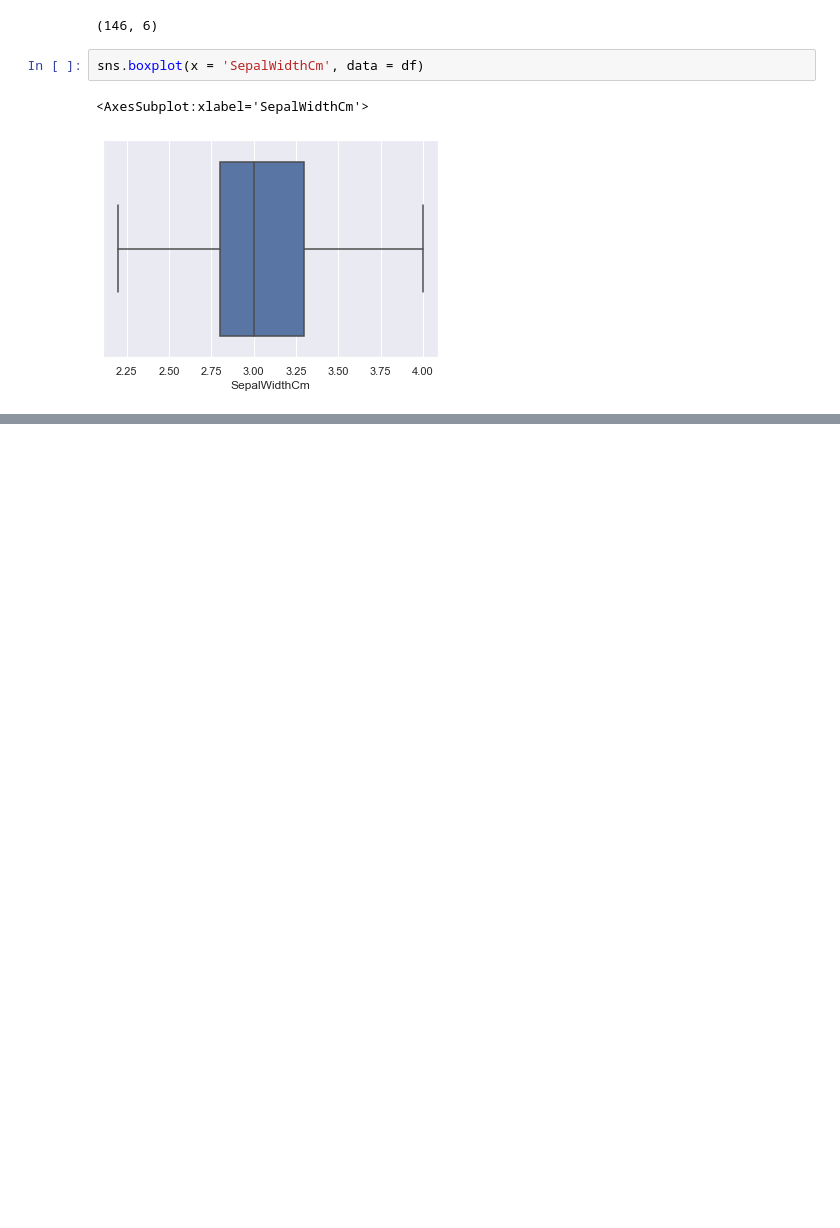
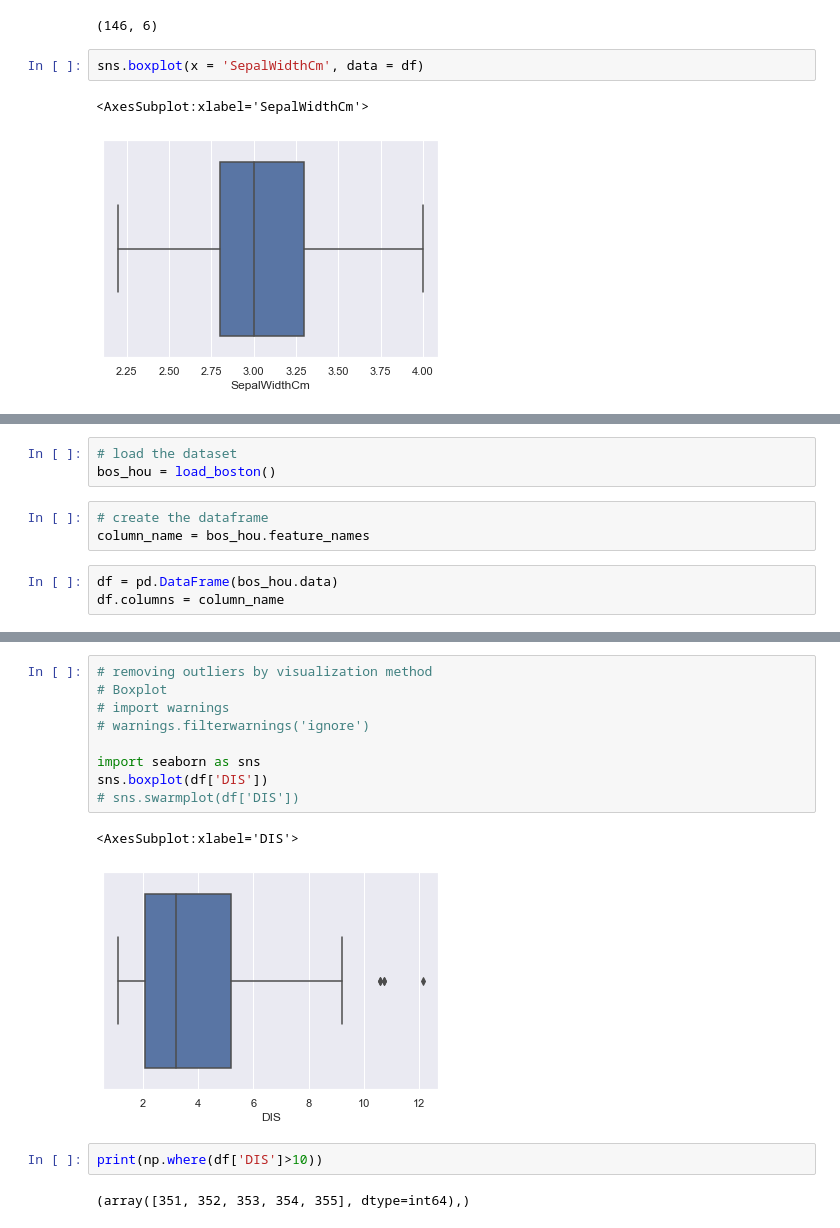
Before and after one commit to dinhtuanphan/Probability-and-Statistics, a Jupyter notebook: Pandas.ipynb, the cells around one changed output, grey strips where cells are left out. Cells and saved outputs as stored; diff of their text form; blank space fills up the shorter version.

```diff
--- a/Pandas.ipynb
+++ b/Pandas.ipynb
@@ -747,0 +754,9 @@ sns.boxplot(x = 'SepalWidthCm', data = df)
+# %%
+# load the dataset
+bos_hou = load_boston()
+# %%
+# create the dataframe
+column_name = bos_hou.feature_names
+# %%
+df = pd.DataFrame(bos_hou.data)
+df.columns = column_name
@@ -747,0 +788,16 @@ sns.boxplot(x = 'SepalWidthCm', data = df)
+# %%
+# removing outliers by visualization method
+# Boxplot
+# import warnings
+# warnings.filterwarnings('ignore')
+
+import seaborn as sns
+sns.boxplot(df['DIS'])
+# sns.swarmplot(df['DIS'])
+# %% [output]
+<AxesSubplot:xlabel='DIS'>
+[figure, added]
+# %%
+print(np.where(df['DIS']>10))
+# %% [output]
+(array([351, 352, 353, 354, 355], dtype=int64),)
```
Also changed, not shown: parts of 16 cells of this notebook.
